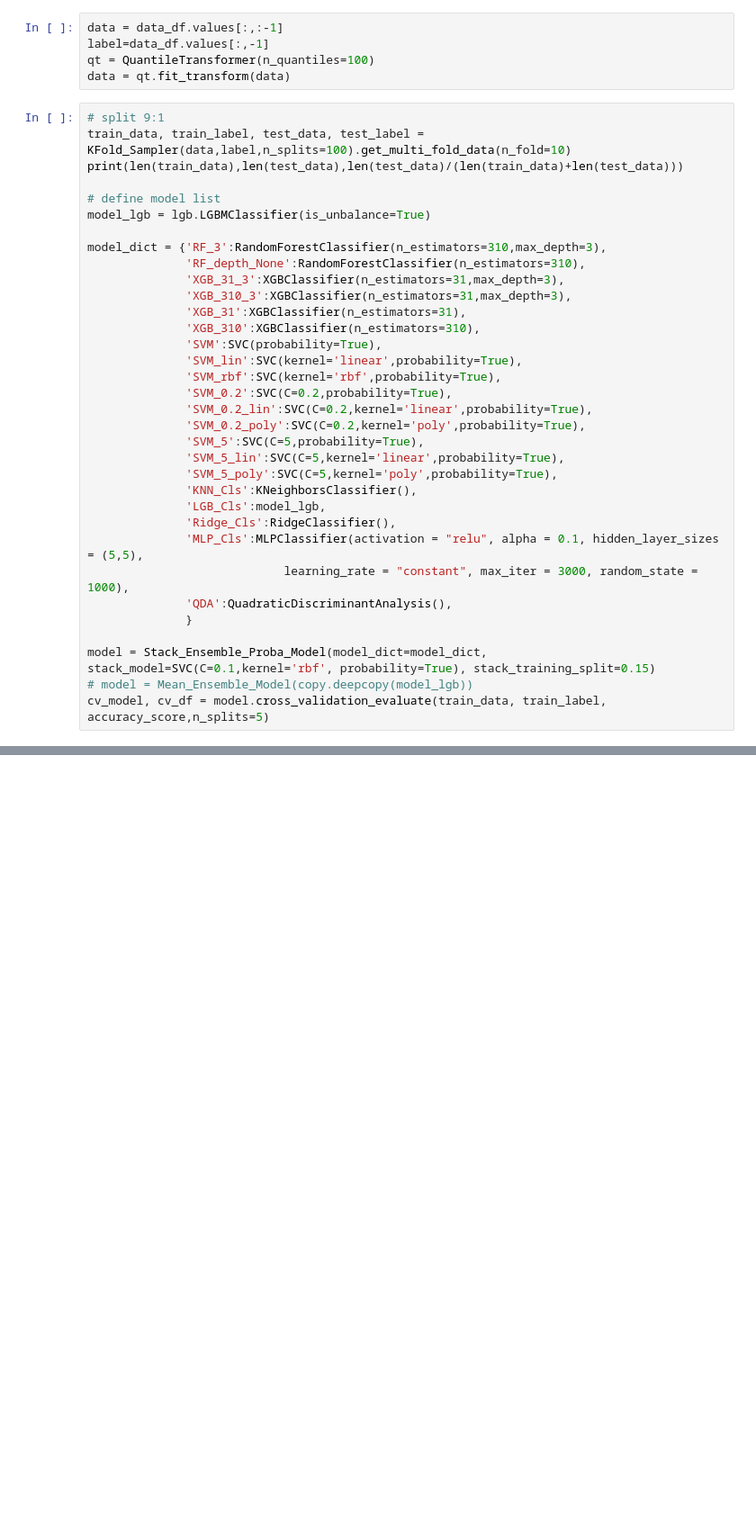
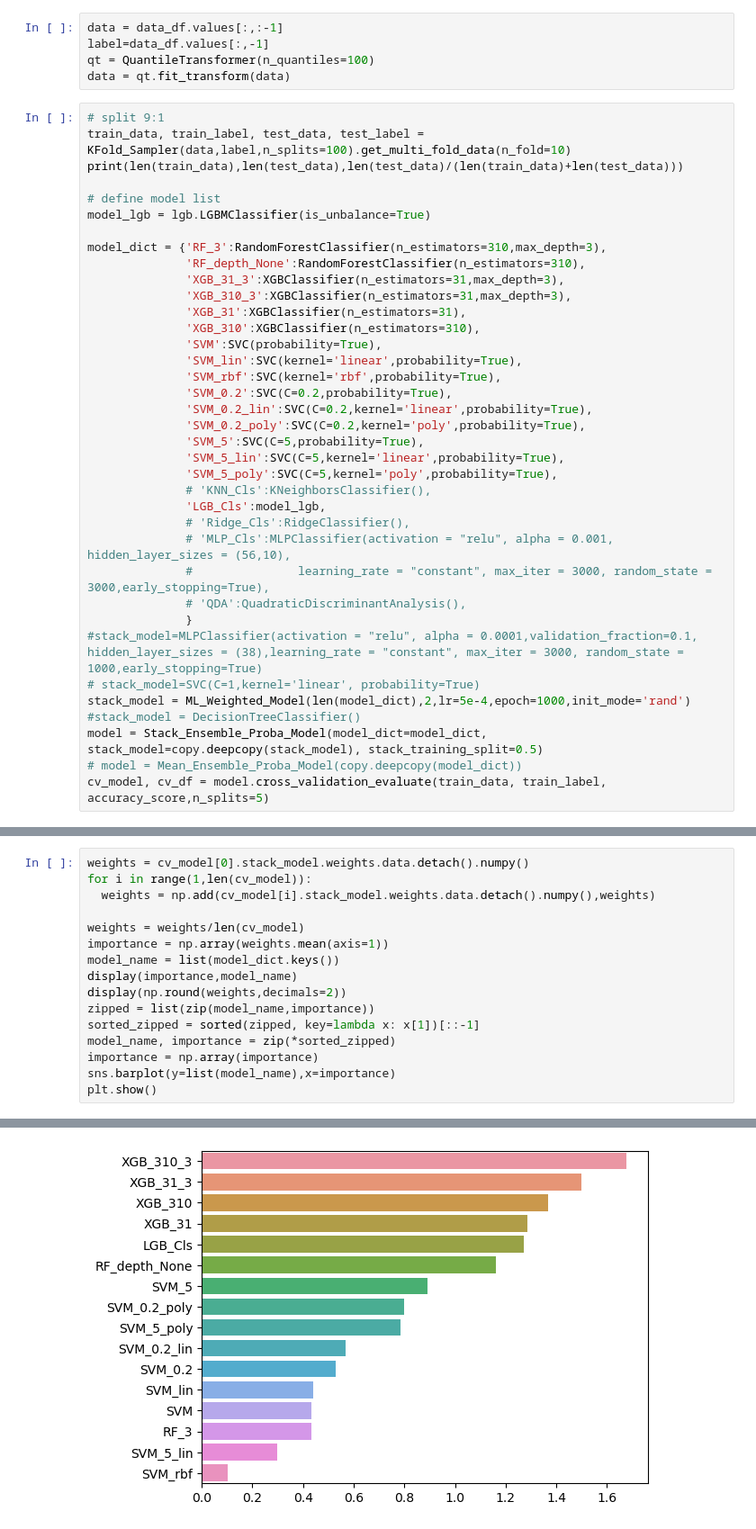
Before and after one commit to Coolshanlan/Machine-Learning-Template, a Jupyter notebook: demo_ml.ipynb, the cells around one changed output, grey strips where cells are left out. Shown: that part at 90% size. Cells and saved outputs as stored; diff of their text form; blank space fills up the shorter version.

```diff
--- a/demo_ml.ipynb
+++ b/demo_ml.ipynb
@@ -42,16 +43,19 @@ model_dict = {'RF_3':RandomForestClassifier(n_estimators=310,max_depth=3),
               'SVM_5':SVC(C=5,probability=True),
               'SVM_5_lin':SVC(C=5,kernel='linear',probability=True),
               'SVM_5_poly':SVC(C=5,kernel='poly',probability=True),
-              'KNN_Cls':KNeighborsClassifier(),
+              # 'KNN_Cls':KNeighborsClassifier(),
               'LGB_Cls':model_lgb,
-              'Ridge_Cls':RidgeClassifier(),
-              'MLP_Cls':MLPClassifier(activation = "relu", alpha = 0.1, hidden_layer_sizes = (5,5),
-                            learning_rate = "constant", max_iter = 3000, random_state = 1000),
-              'QDA':QuadraticDiscriminantAnalysis(),
+              # 'Ridge_Cls':RidgeClassifier(),
+              # 'MLP_Cls':MLPClassifier(activation = "relu", alpha = 0.001, hidden_layer_sizes = (56,10),
+              #               learning_rate = "constant", max_iter = 3000, random_state = 3000,early_stopping=True),
+              # 'QDA':QuadraticDiscriminantAnalysis(),
               }
-
-model = Stack_Ensemble_Proba_Model(model_dict=model_dict, stack_model=SVC(C=0.1,kernel='rbf', probability=True), stack_training_split=0.15)
-# model = Mean_Ensemble_Model(copy.deepcopy(model_lgb))
+#stack_model=MLPClassifier(activation = "relu", alpha = 0.0001,validation_fraction=0.1, hidden_layer_sizes = (38),learning_rate = "constant", max_iter = 3000, random_state = 1000,early_stopping=True)
+# stack_model=SVC(C=1,kernel='linear', probability=True)
+stack_model = ML_Weighted_Model(len(model_dict),2,lr=5e-4,epoch=1000,init_mode='rand')
+#stack_model = DecisionTreeClassifier()
+model = Stack_Ensemble_Proba_Model(model_dict=model_dict, stack_model=copy.deepcopy(stack_model), stack_training_split=0.5)
+# model = Mean_Ensemble_Proba_Model(copy.deepcopy(model_dict))
 cv_model, cv_df = model.cross_validation_evaluate(train_data, train_label, accuracy_score,n_splits=5)
 # %% [output]
 3510 393 0.10069177555726365
@@ -82,0 +155,17 @@ cv_model, cv_df = model.cross_validation_evaluate(train_data, train_label, accur
+# %%
+weights = cv_model[0].stack_model.weights.data.detach().numpy()
+for i in range(1,len(cv_model)):
+  weights = np.add(cv_model[i].stack_model.weights.data.detach().numpy(),weights)
+
+weights = weights/len(cv_model)
+importance = np.array(weights.mean(axis=1))
+model_name = list(model_dict.keys())
+display(importance,model_name)
+display(np.round(weights,decimals=2))
+zipped = list(zip(model_name,importance))
+sorted_zipped = sorted(zipped, key=lambda x: x[1])[::-1]
+model_name, importance = zip(*sorted_zipped)
+importance = np.array(importance)
+sns.barplot(y=list(model_name),x=importance)
+plt.show()
+# %% [output]
@@ -82,0 +208 @@ cv_model, cv_df = model.cross_validation_evaluate(train_data, train_label, accur
+[figure, added]
```
Also changed, not shown: parts of 8 cells of this notebook, 2 other files.
